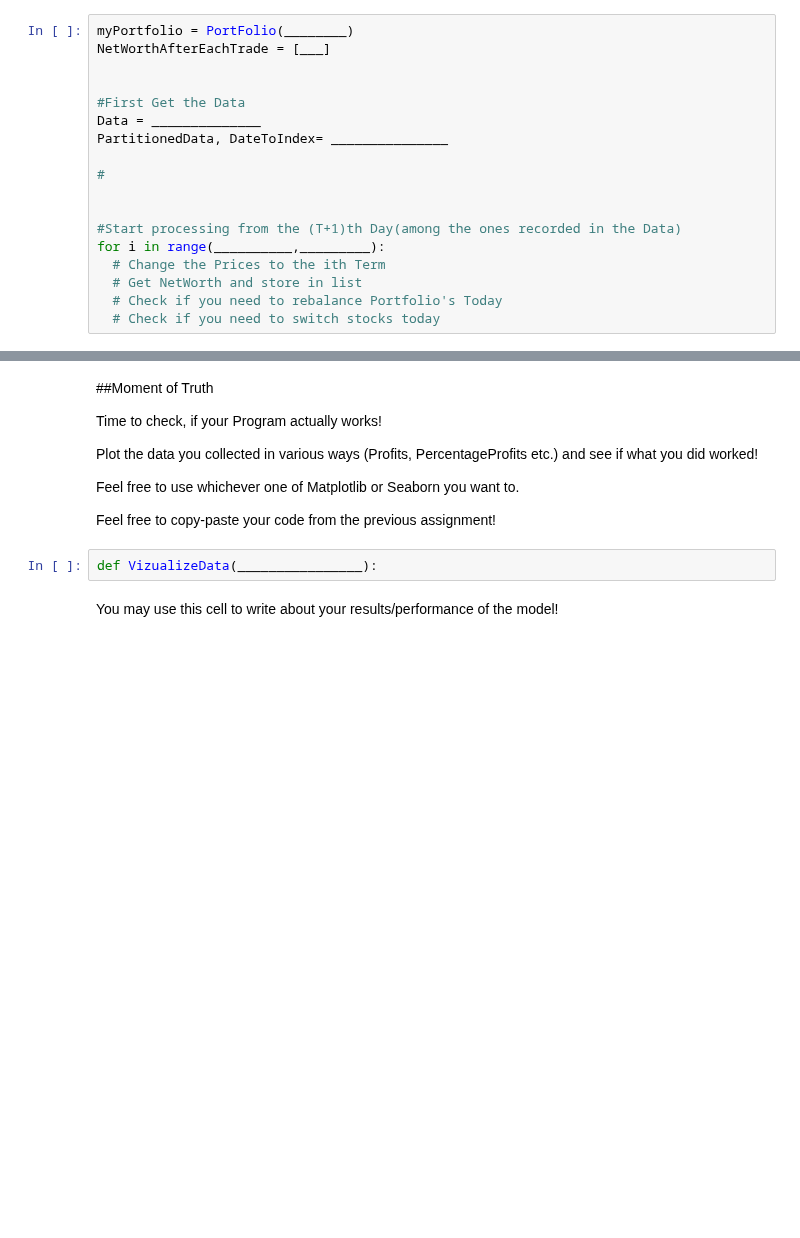
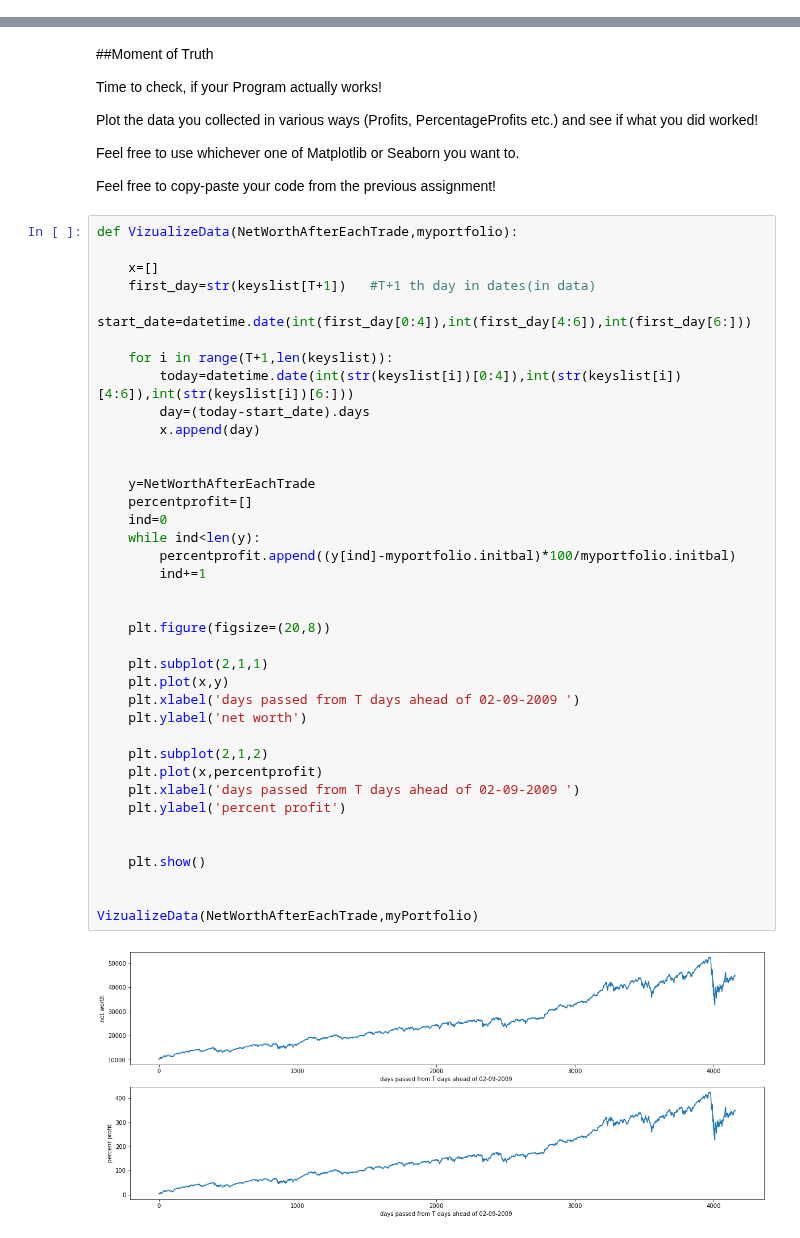
Before and after one commit to Nagendra2003/TSSPuthon_200050081, a Jupyter notebook: week2 assignments/Pairs.ipynb, the cells around one changed output, grey strips where cells are left out. Drawn from its saved outputs; the diff is of its cells as text; blank space fills up the shorter version.

```diff
--- a/week2 assignments/Pairs.ipynb
+++ b/week2 assignments/Pairs.ipynb
@@ -175,21 +185,3 @@ class PortFolio:
 With that the difficult part is over!
 
 Now, all you need to work on is a main loop, which calls all these functions
-# %%
-myPortfolio = PortFolio(________)
-NetWorthAfterEachTrade = [___]
-
-
-#First Get the Data
-Data = ______________
-PartitionedData, DateToIndex= _______________
-
-#
-
-
-#Start processing from the (T+1)th Day(among the ones recorded in the Data)
-for i in range(__________,_________):
-  # Change the Prices to the ith Term
-  # Get NetWorth and store in list
-  # Check if you need to rebalance Portfolio's Today
-  # Check if you need to switch stocks today
@@ -205,7 +254,43 @@ Plot the data you collected in various ways (Profits, PercentageProfits etc.) an
 Feel free to use whichever one of Matplotlib or Seaborn you want to.
 
 Feel free to copy-paste your code from the previous assignment!
-# %%
-def VizualizeData(________________):
-# %% [markdown]
-You may use this cell to write about your results/performance of the model!
+# %%
+def VizualizeData(NetWorthAfterEachTrade,myportfolio):
+
+    x=[]
+    first_day=str(keyslist[T+1])   #T+1 th day in dates(in data)
+    start_date=datetime.date(int(first_day[0:4]),int(first_day[4:6]),int(first_day[6:]))
+
+    for i in range(T+1,len(keyslist)):
+        today=datetime.date(int(str(keyslist[i])[0:4]),int(str(keyslist[i])[4:6]),int(str(keyslist[i])[6:]))
+        day=(today-start_date).days
+        x.append(day)
+
+
+    y=NetWorthAfterEachTrade
+    percentprofit=[]
+    ind=0
+    while ind<len(y):
+        percentprofit.append((y[ind]-myportfolio.initbal)*100/myportfolio.initbal)
+        ind+=1
+
+
+    plt.figure(figsize=(20,8))
+
+    plt.subplot(2,1,1)
+    plt.plot(x,y)
+    plt.xlabel('days passed from T days ahead of 02-09-2009 ')
+    plt.ylabel('net worth')
+
+    plt.subplot(2,1,2)
+    plt.plot(x,percentprofit)
+    plt.xlabel('days passed from T days ahead of 02-09-2009 ')
+    plt.ylabel('percent profit')
+
+
+    plt.show()
+
+
+VizualizeData(NetWorthAfterEachTrade,myPortfolio)
+# %% [output]
+[figure, added]
```
Also changed, not shown: parts of 4 cells of this notebook.
